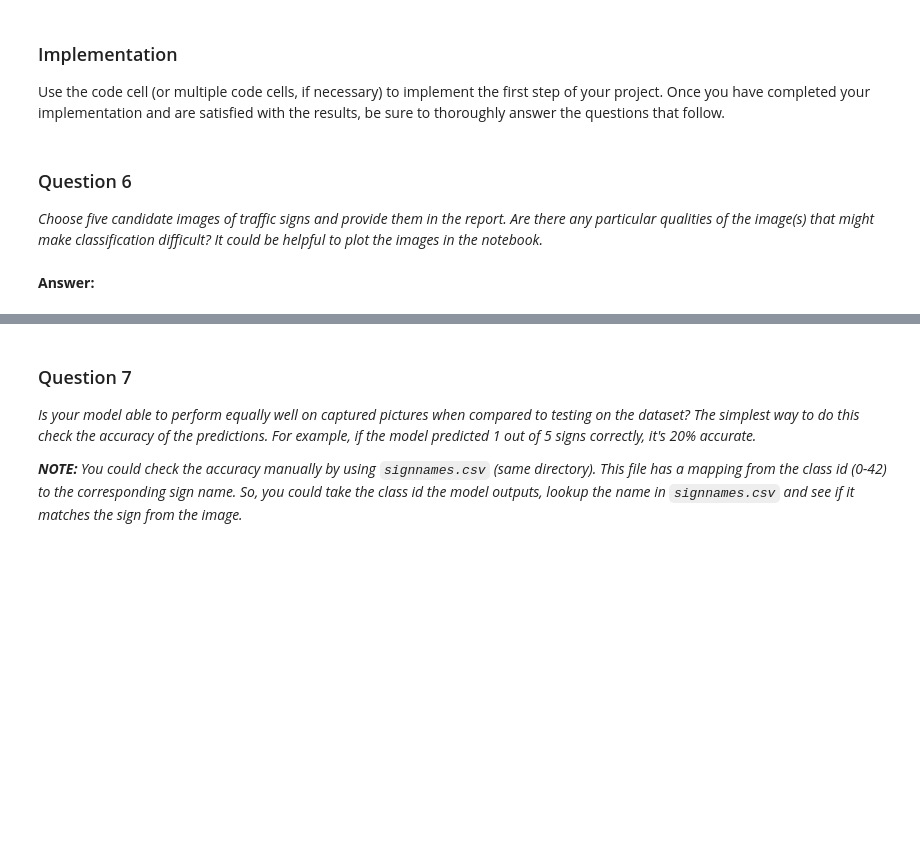
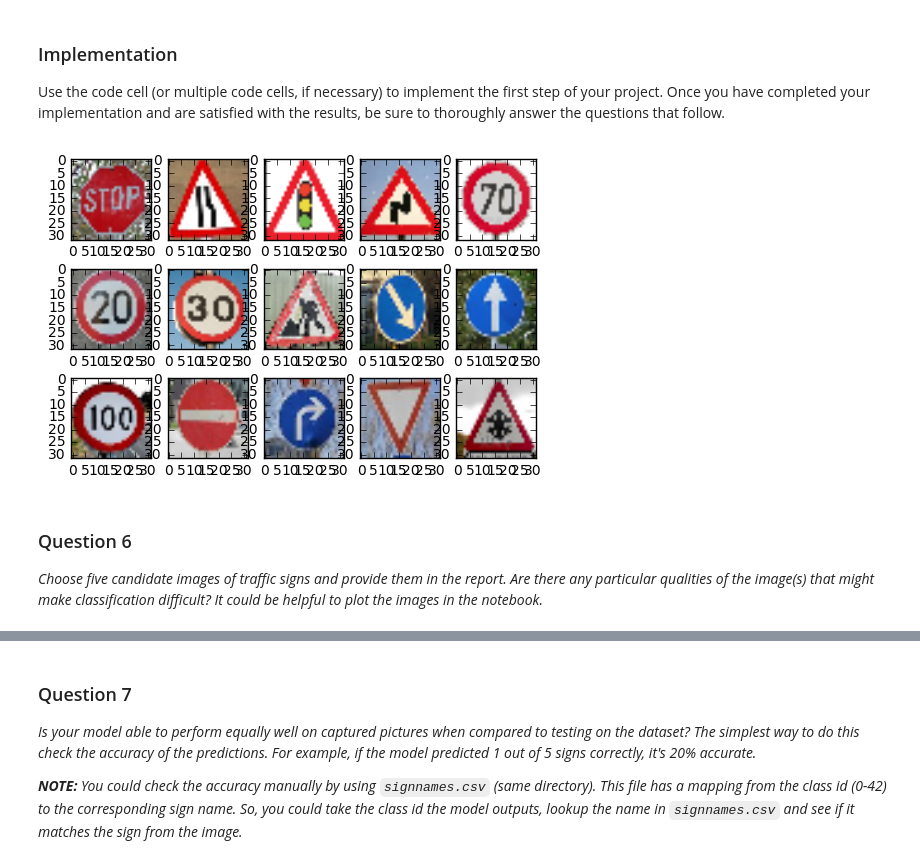
Before and after one commit to sze224/CarND-Traffic-Sign-Classifier-Project, a Jupyter notebook: Traffic_Sign_Classifier.ipynb, the cells around one changed output, grey strips where cells are left out. Cells and saved outputs as stored; diff of their text form; code cells hidden in the pictures; blank space fills up the shorter version.

```diff
--- a/Traffic_Sign_Classifier.ipynb
+++ b/Traffic_Sign_Classifier.ipynb
@@ -514,6 +511,28 @@ Use the code cell (or multiple code cells, if necessary) to implement the first
+# %%
+### Load the images and plot them here.
+### Feel free to use as many code cells as needed.
+import numpy as np
+import cv2
+import matplotlib.pyplot as plt
+%matplotlib inline
+fig = plt.figure()
+test_img = []
+test_img_label = [14, 24, 26, 21, 4 ,0, 1, 25, 38, 35, 7, 17, 33, 13, 30]
+for i in range(15):
+    img_name = 'additional-traffic-sign/img_' + str(i+1) + '.png'
+    img = cv2.imread(img_name,1)
+    img = cv2.cvtColor(img, cv2.COLOR_BGR2RGB)
+    img = cv2.resize(img, (32,32))
+    sp = fig.add_subplot(3,5,i+1)
+    sp.imshow(img)
+    test_img.append(img)
+
+
+test_img = np.asarray(test_img)
+test_img_label = np.asarray(test_img_label)
+# %% [output]
+[figure, added]
 # %% [markdown]
 ### Question 6
 
 _Choose five candidate images of traffic signs and provide them in the report. Are there any particular qualities of the image(s) that might make classification difficult? It could be helpful to plot the images in the notebook._
-# %% [markdown]
-**Answer:**
```
Also changed, not shown: parts of 12 cells of this notebook.
